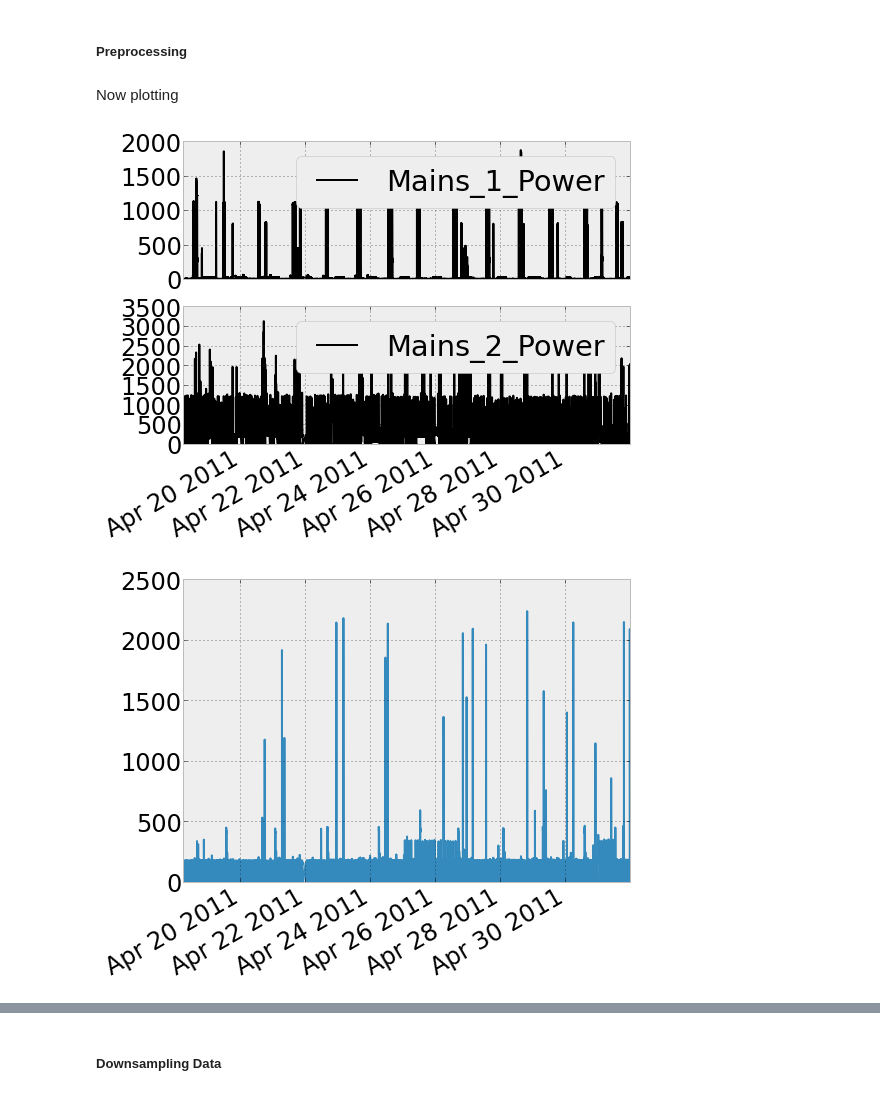
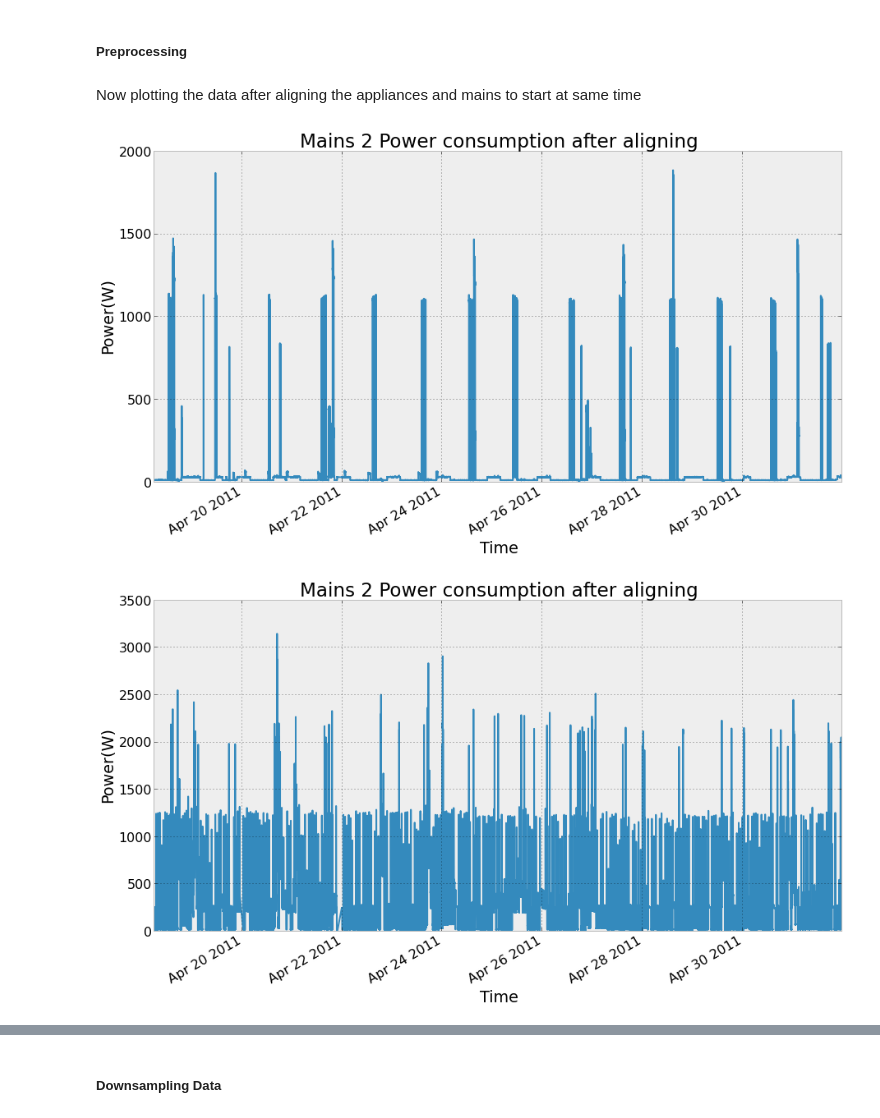
Before and after one commit to nipunbatra/nilm, a Jupyter notebook: indic.ipynb, the cells around one changed output, grey strips where cells are left out. Cells and saved outputs as stored; diff of their text form; code cells hidden in the pictures.

```diff
--- a/indic.ipynb
+++ b/indic.ipynb
@@ -216,13 +216,18 @@ preprocessed_start_time='04-18-2011 06:00'
 preprocessed_end_time='05-01-2011'
 df_appliances=df_appliances[preprocessed_start_time:preprocessed_end_time]
 df_mains=df_mains[preprocessed_start_time:preprocessed_end_time]
-# %% [markdown]
-Now plotting
-# %%
-df_mains.plot(subplots=True);
-# %% [output]
-[figure, removed]
-# %%
-df_appliances.refrigerator.plot();
-# %% [output]
-[figure, removed]
+# %% [markdown]
+Now plotting the data after aligning the appliances and mains to start at same time
+# %%
+df_mains.Mains_1_Power.plot(subplots=False);
+plt.gca().set_xlabel('Time');
+plt.gca().set_ylabel('Power(W)');
+plt.title('Mains 2 Power consumption after aligning');
+figure()
+df_mains.Mains_2_Power.plot(subplots=False);
+plt.gca().set_xlabel('Time');
+plt.gca().set_ylabel('Power(W)');
+plt.title('Mains 2 Power consumption after aligning');
+# %% [output]
+[figure, added]
+[figure, added]
```
Also changed, not shown: parts of 17 cells of this notebook, 1 other file.
